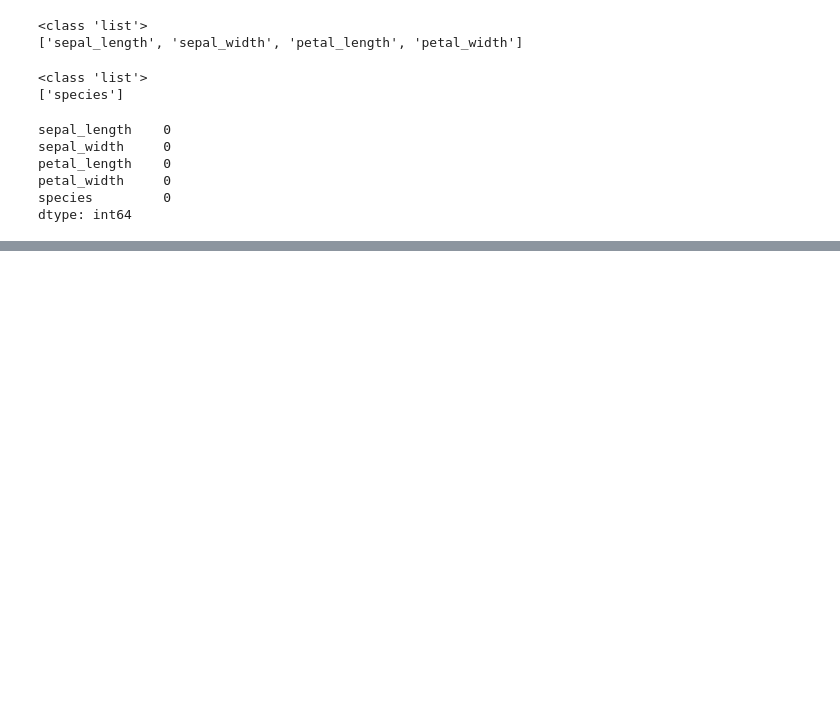
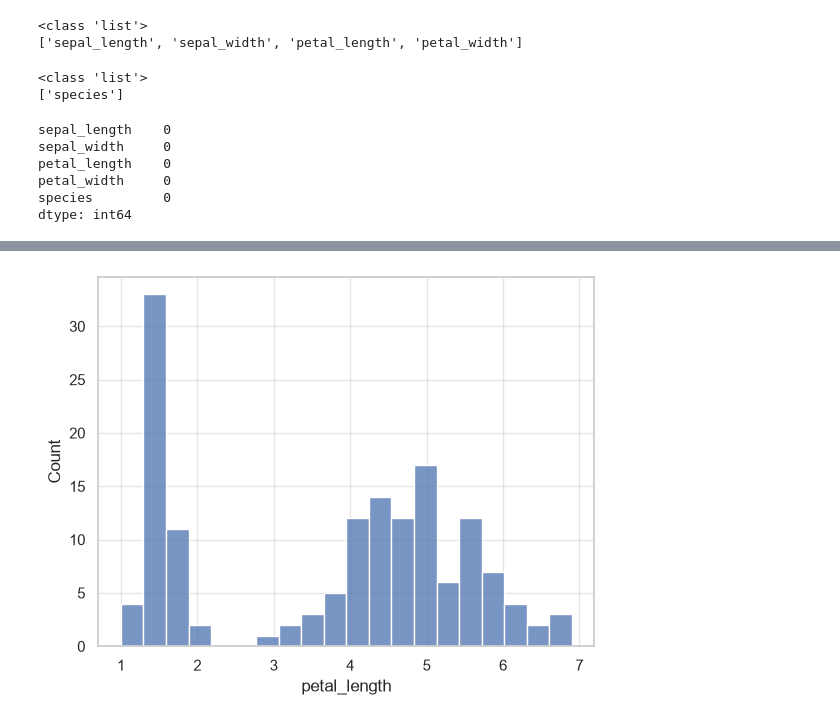
Before and after one commit to eddie1031/2026_SKP_005, a Jupyter notebook: visualization_exp_1.ipynb, the cells around one changed output, grey strips where cells are left out. Saved outputs shown, nothing was run; the diff lists cells and outputs as text; code cells hidden in the pictures; blank space fills up the shorter version.

```diff
--- a/visualization_exp_1.ipynb
+++ b/visualization_exp_1.ipynb
@@ -113,0 +170,10 @@ dtype: int64
+# %%
+sns.histplot(
+    data=df,
+    x='petal_length',
+    bins=20,
+)
+
+plt.show()
+# %% [output]
+[figure, added]
```
Also changed, not shown: parts of 17 cells of this notebook.
